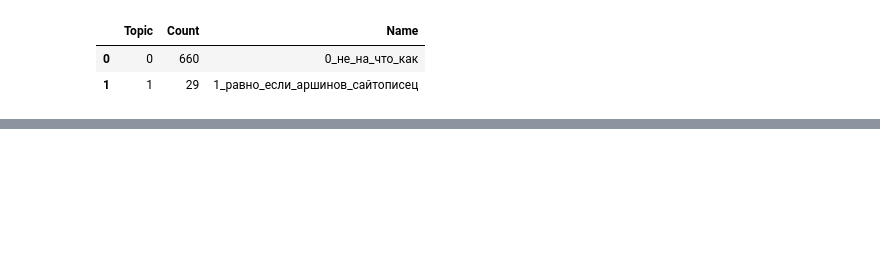
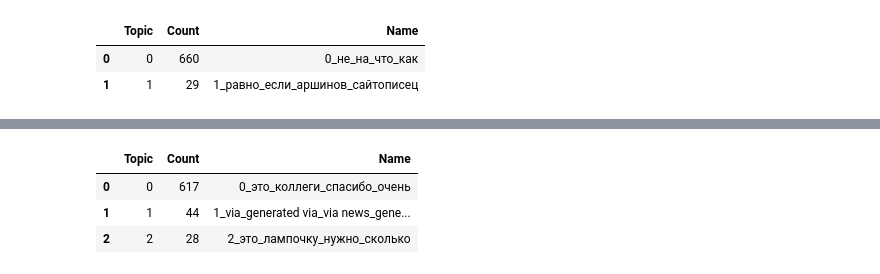
Before and after one commit to Tensai-Pro/SRI-PracticeTasks, a Jupyter notebook: BERTopic for chats/BERTopic for chats.ipynb, the cells around one changed output, grey strips where cells are left out. Drawn from its saved outputs; the diff is of its cells as text; code cells hidden in the pictures; blank space fills up the shorter version.

```diff
--- a/BERTopic for chats/BERTopic for chats.ipynb
+++ b/BERTopic for chats/BERTopic for chats.ipynb
@@ -326,0 +395,12 @@ freq2 = bertopic_model.get_topic_info(); freq2.head(10)
+# %%
+def embed_weighted(text, model, tokenizer):
+  tokens = tokenizer(text, padding=True, truncation=True, return_tensors='pt')
+
+  with torch.no_grad():
+      outputs = model(**tokens)
+
+  embeddings = outputs.last_hidden_state.mean(axis=1)
+  # print(embeddings[0][:5])
+  embeddings = torch.nn.functional.normalize(embeddings)
+  # print(embeddings[0][:5])
+  return embeddings[0].numpy()
@@ -326,0 +419,2 @@ freq2 = bertopic_model.get_topic_info(); freq2.head(10)
+# %%
+docs_embeddings = [embed_weighted(doc, model_twhin, tokenizer_twhin) for doc in docs]
@@ -326,0 +427,3 @@ freq2 = bertopic_model.get_topic_info(); freq2.head(10)
+# %%
+docs_embeddings = np.array(docs_embeddings)
+print(docs_embeddings.shape)
@@ -326,0 +434,3 @@ freq2 = bertopic_model.get_topic_info(); freq2.head(10)
+# %%
+bertopic_model_twhin = BERTopic(language="multilingual", vectorizer_model=vectorizer_model)
+topics, probs = bertopic_model_twhin.fit_transform(docs, docs_embeddings)
@@ -326,0 +440,7 @@ freq2 = bertopic_model.get_topic_info(); freq2.head(10)
+# %%
+freq3 = bertopic_model_twhin.get_topic_info(); freq3.head(10)
+# %% [output]
+|  | Topic | Count | Name |
+| 0 | 0 | 617 | 0_это_коллеги_спасибо_очень |
+| 1 | 1 | 44 | 1_via_generated via_via news_gene... |
+| 2 | 2 | 28 | 2_это_лампочку_нужно_сколько |
```
Also changed, not shown: parts of 36 cells of this notebook.
